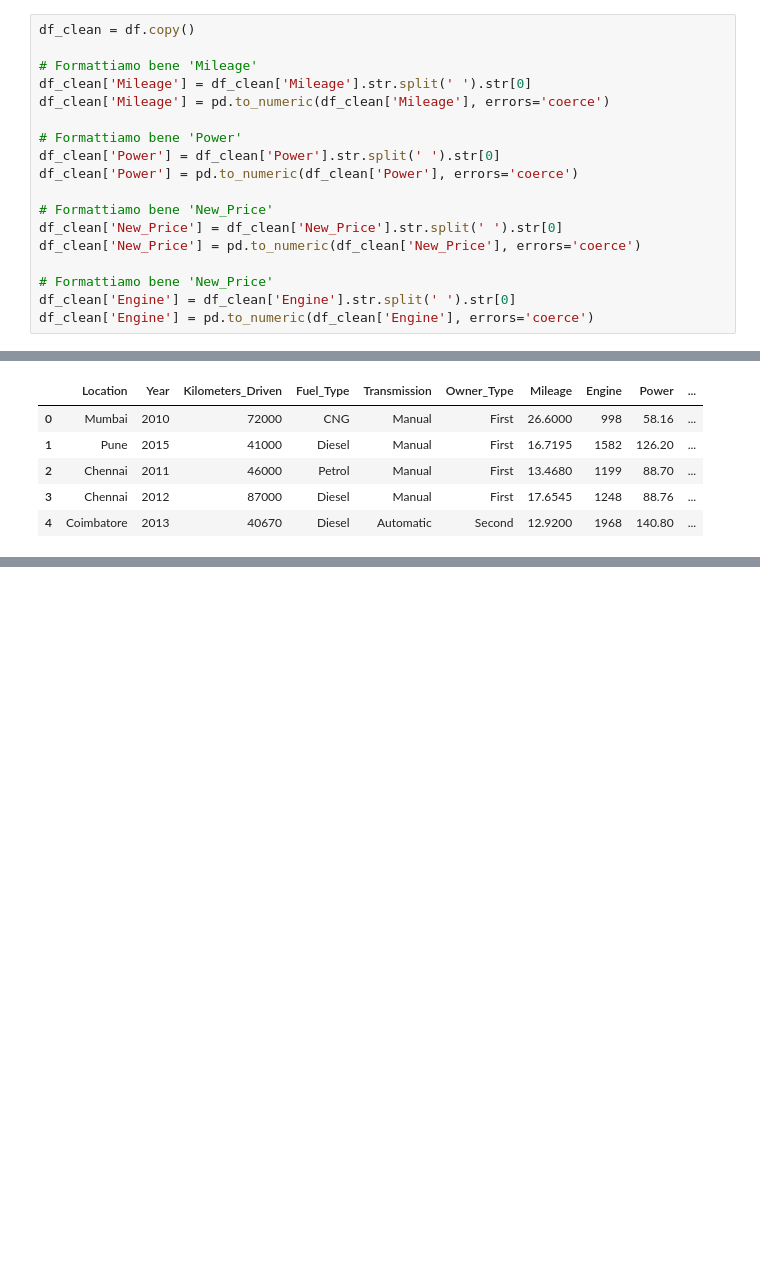
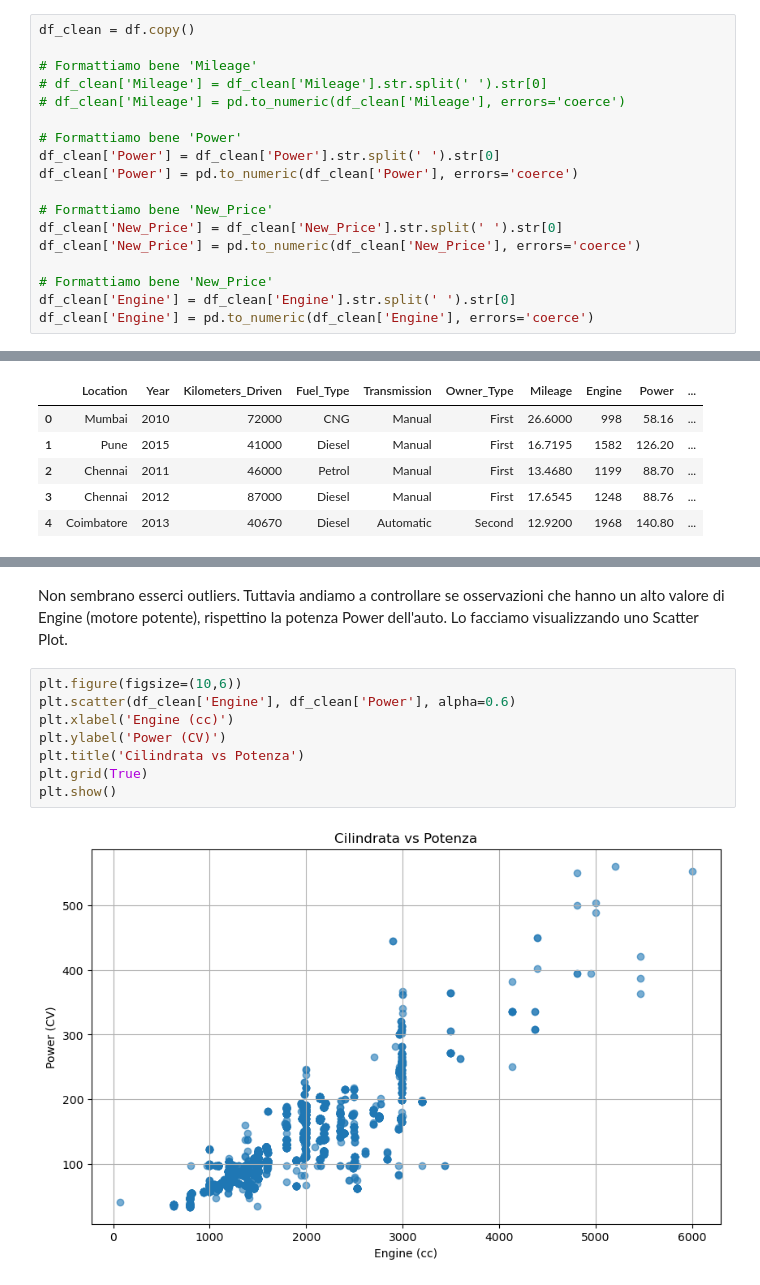
Before and after one commit to fragreco04/progetto-fad-2526, a Jupyter notebook: notebooks/drafts/part-1/francesco_draft_v1.ipynb, the cells around one changed output, grey strips where cells are left out. Cells and saved outputs as stored; diff of their text form; blank space fills up the shorter version.

Commit message:
Outliers - quasi completo

```diff
--- a/notebooks/drafts/part-1/francesco_draft_v1.ipynb
+++ b/notebooks/drafts/part-1/francesco_draft_v1.ipynb
@@ -150,8 +150,8 @@ Dataset fino a **Correzione Inconsistenze e Formattazione**:
 df_clean = df.copy()
 
 # Formattiamo bene 'Mileage'
-df_clean['Mileage'] = df_clean['Mileage'].str.split(' ').str[0]
-df_clean['Mileage'] = pd.to_numeric(df_clean['Mileage'], errors='coerce')
+# df_clean['Mileage'] = df_clean['Mileage'].str.split(' ').str[0]
+# df_clean['Mileage'] = pd.to_numeric(df_clean['Mileage'], errors='coerce')
 
 # Formattiamo bene 'Power'
 df_clean['Power'] = df_clean['Power'].str.split(' ').str[0]
@@ -239,0 +446,12 @@ df_clean.head()
+# %% [markdown]
+Non sembrano esserci outliers. Tuttavia andiamo a controllare se osservazioni che hanno un alto valore di Engine (motore potente), rispettino la potenza Power dell'auto. Lo facciamo visualizzando uno Scatter Plot.
+# %%
+plt.figure(figsize=(10,6))
+plt.scatter(df_clean['Engine'], df_clean['Power'], alpha=0.6)
+plt.xlabel('Engine (cc)')
+plt.ylabel('Power (CV)')
+plt.title('Cilindrata vs Potenza')
+plt.grid(True)
+plt.show()
+# %% [output]
+[figure, added]
```
Also changed, not shown: parts of 31 cells of this notebook, 2 other files.
